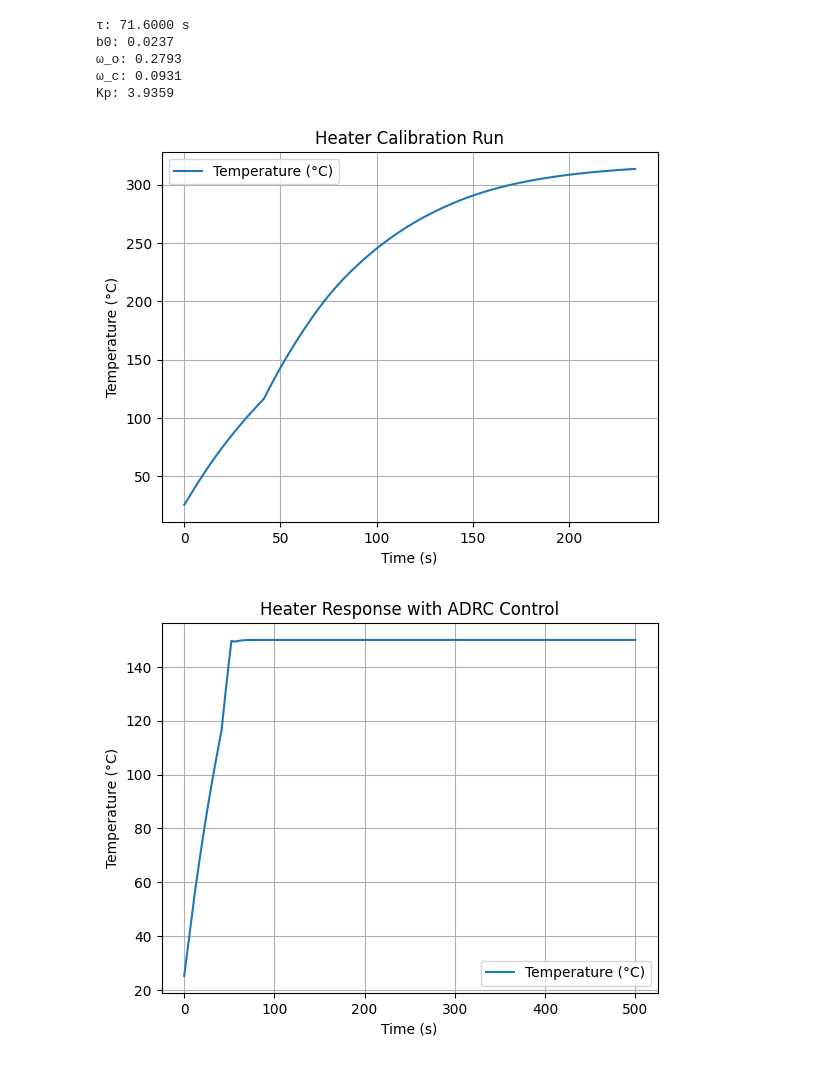
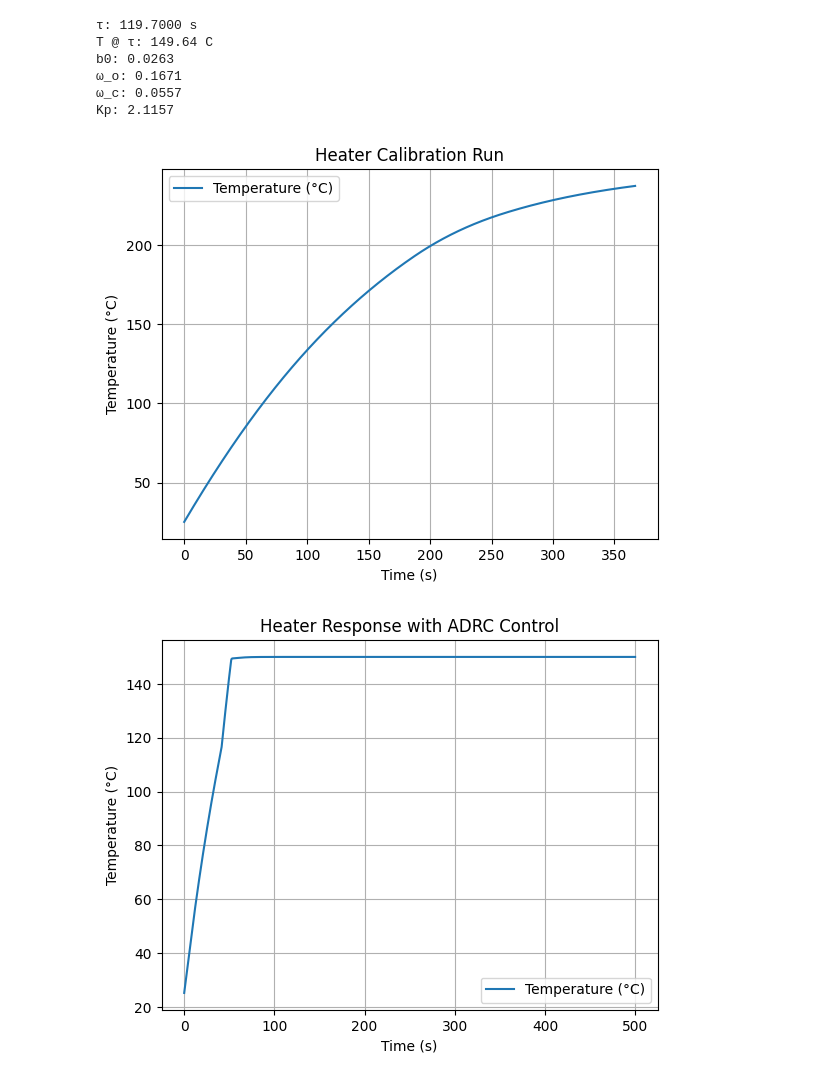
Before and after one commit to puzrin/reflow_micro, a Jupyter notebook: doc/modeling/adrc.ipynb, the cells around one changed output. Cells and saved outputs as stored; diff of their text form; code cells hidden in the pictures.

```diff
--- a/doc/modeling/adrc.ipynb
+++ b/doc/modeling/adrc.ipynb
@@ -14,7 +14,7 @@ power_data = []
 dt = 0.1  # Time step in seconds
 
 # Iterate until the rate of temperature increase is less than 0.1 °C/sec
-heater.reset().set_power(200)
+heater.reset().set_power(50)
 while True:
     heater.iterate(dt)
 
@@ -40,40 +40,41 @@ b0 = np.max(dT_dt) / power_data[np.argmax(dT_dt)]
 
 
 N = 20 # N = 3..10 how much observer speed should be faster than the system
 M = 3 # M = 2..5 controller should be slower than observer
 
 ω_o = N / τ
 ω_c = ω_o / M
 
 # Calculate beta1 / beta2
 beta1 = 2 * ω_o
 beta2 = ω_o ** 2
 
 Kp = ω_c / b0
 
 # Output the calculated coefficients
 print(f"τ: {τ:.4f} s")
-#print(f"T @ τ: {temperature_data[τ_index]:.2f} C")
+print(f"T @ τ: {temperature_data[τ_index]:.2f} C")
 print(f"b0: {b0:.4f}")
 print(f"ω_o: {ω_o:.4f}")
 print(f"ω_c: {ω_c:.4f}")
 print(f"Kp: {Kp:.4f}")
 
 # Plotting the temperature curve
 plt.plot(time_data, temperature_data, label="Temperature (°C)")
 plt.xlabel("Time (s)")
 plt.ylabel("Temperature (°C)")
 plt.title("Heater Calibration Run")
 plt.legend()
 plt.grid(True)
 plt.show()
 # %% [output]
-τ: 71.6000 s
-b0: 0.0237
-ω_o: 0.2793
-ω_c: 0.0931
-Kp: 3.9359
+τ: 119.7000 s
+T @ τ: 149.64 C
+b0: 0.0263
+ω_o: 0.1671
+ω_c: 0.0557
+Kp: 2.1157
-[figure, old version]
+[figure, new version]
 # %%
 import matplotlib.pyplot as plt
 import numpy as np
```
Also changed, not shown: 9 other files.
